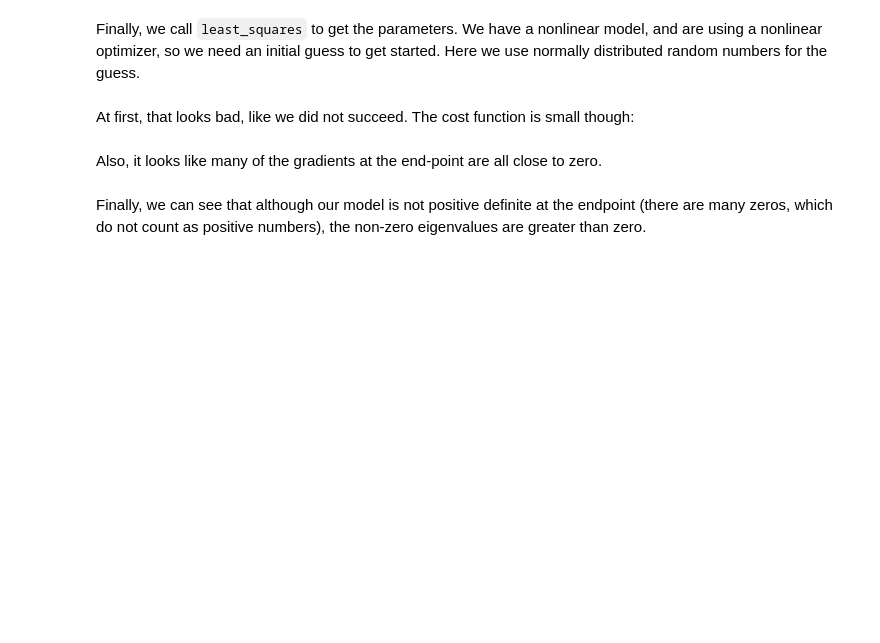
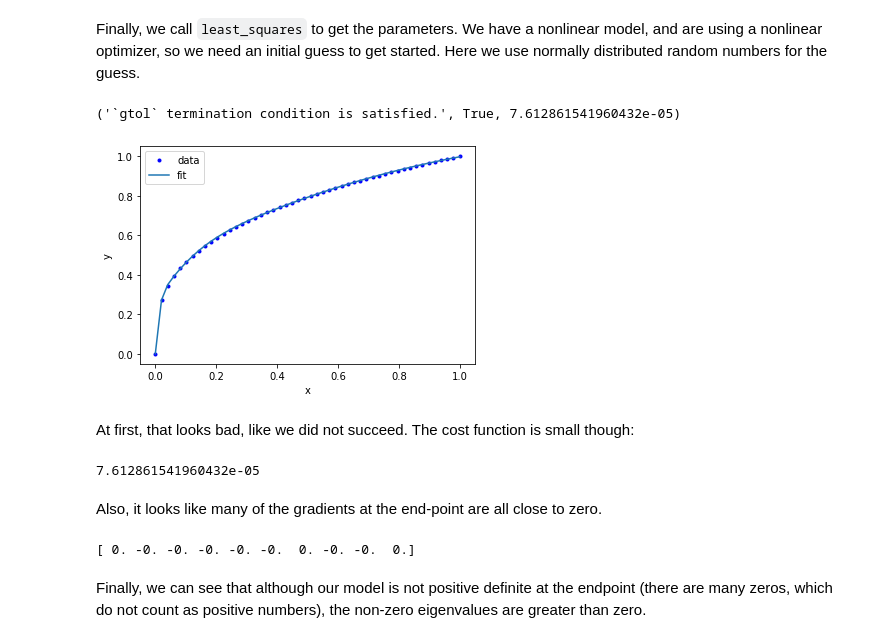
Before and after one commit to Steel-Bank-codespaces/f22-06623, a Jupyter notebook: lectures/21-machine-learning/21-machine-learning-jax.ipynb, the cells around one changed output. Cells and saved outputs as stored; diff of their text form; code cells hidden in the pictures; blank space fills up the shorter version.

```diff
--- a/lectures/21-machine-learning/21-machine-learning-jax.ipynb
+++ b/lectures/21-machine-learning/21-machine-learning-jax.ipynb
@@ -55,40 +57,39 @@ def model(x, *pars):
 
 def resid(pars):
     return Y - model(X, *pars)
-# %%
-def model(x, *pars):
-    b1, w10, w00, b00, w11, w01, b01, w12, w02, b02 = pars
-    pred = (
-        b1
-        + w10 * (w00 * x + b00) ** (1 / 3)
-        + w11 * (w01 * x + b01) ** (1 / 3)
-        + w12 * (w02 * x + b02) ** (1 / 3)
-    )
-    return pred
-
-
-def resid(pars):
-    return Y - model(X, *pars)
 # %% [markdown]
 Finally, we call `least_squares` to get the parameters. We have a nonlinear model, and are using a nonlinear optimizer, so we need an initial guess to get started. Here we use normally distributed random numbers for the guess.
 # %%
 import jax
-key = jax.random.PRNGKey(19)  # for reproducibility
+key = jax.random.PRNGKey(-14)  # for reproducibility
 pars = least_squares(
     resid,
     x0=jax.random.uniform(key, (10,)) * 0.1,
     bounds=[[0 for x in range(10)], [np.inf for x in range(10)]],
 )
-pars.message, pars.success
+
+plt.plot(X, Y, "b.", X, model(X, *pars.x))
+plt.legend(["data", "fit"])
+plt.xlabel("x")
+plt.ylabel("y");
+
+pars.message, pars.success, pars.cost
+# %% [output]
+('`gtol` termination condition is satisfied.', True, 7.612861541960432e-05)
+[figure, added]
 # %% [markdown]
 At first, that looks bad, like we did not succeed. The cost function is small though:
 # %%
 pars.cost
+# %% [output]
+7.612861541960432e-05
 # %% [markdown]
 Also, it looks like many of the gradients at the end-point are all close to zero.
 # %%
 with np.printoptions(precision=3, suppress=True):
     print(pars.grad)
+# %% [output]
+[ 0. -0. -0. -0. -0. -0.  0. -0. -0.  0.]
 # %% [markdown]
 Finally, we can see that although our model is not positive definite at the endpoint (there are many zeros, which do not count as positive numbers), the non-zero eigenvalues are greater than zero.
 # %%
```
Also changed, not shown: parts of 17 cells of this notebook.
